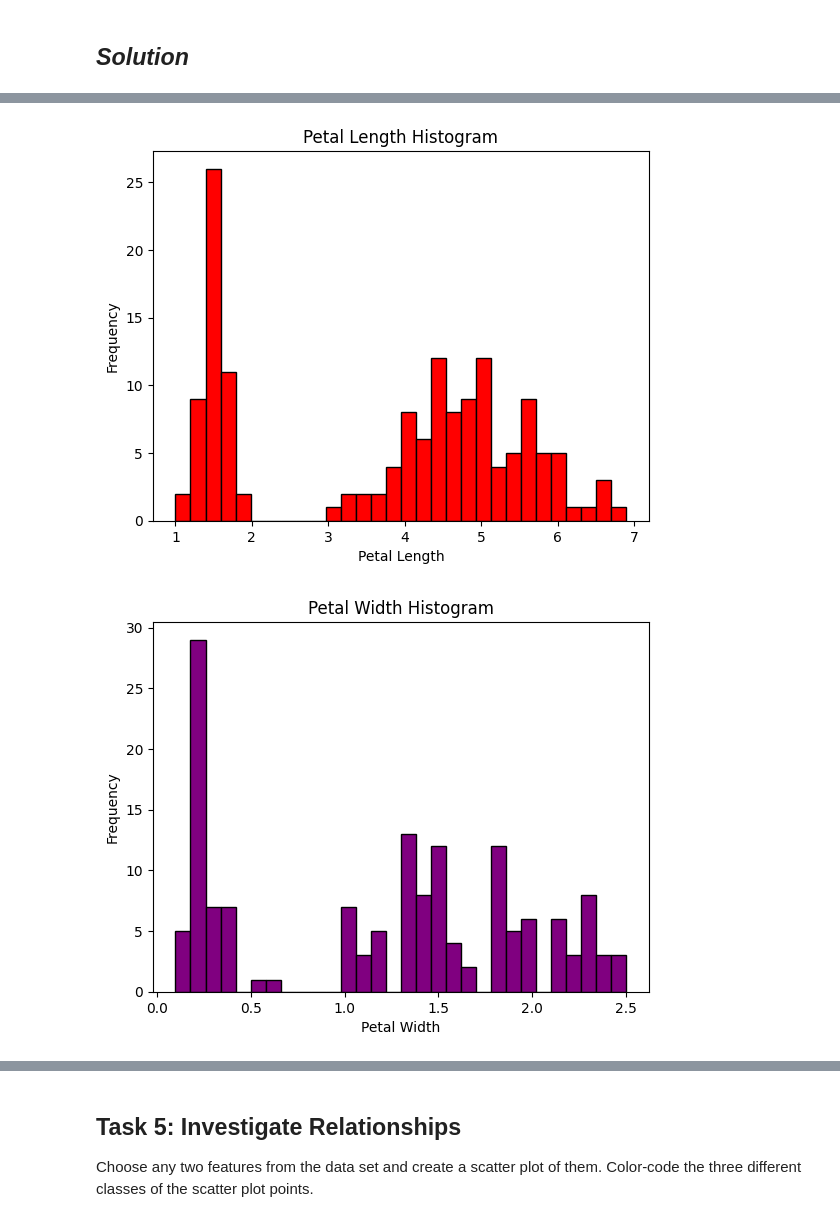
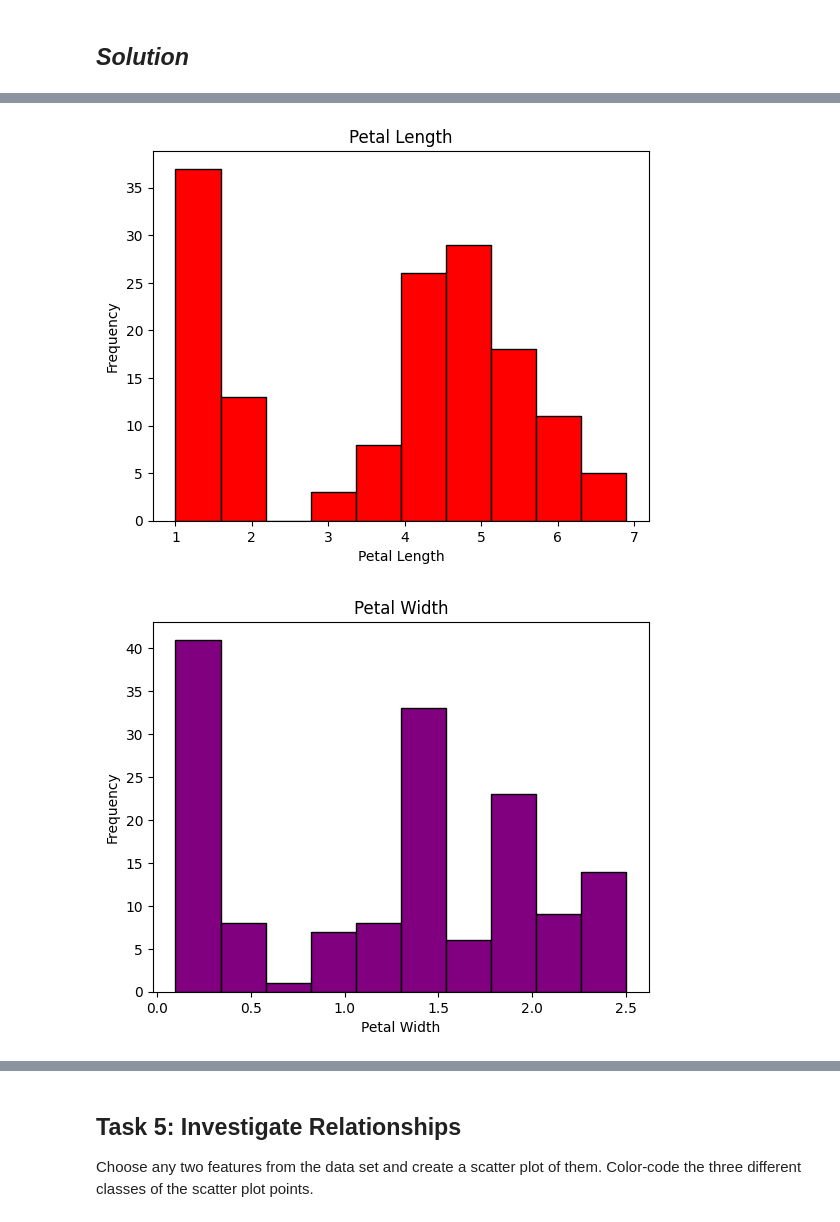
Before and after one commit to AnnaLoz28/principles_of_data_analytics, a Jupyter notebook: tasks.ipynb, the cells around one changed output, grey strips where cells are left out. Drawn from its saved outputs; the diff is of its cells as text; code cells hidden in the pictures.

```diff
--- a/tasks.ipynb
+++ b/tasks.ipynb
@@ -419,18 +419,18 @@ plt.show()
 # %%
 # create a histogram plot of Petal Length
-plp = plt.hist(ds["data"][:,2], bins=30, color='red', edgecolor='black');
-plt.title('Petal Length Histogram')
+plp = plt.hist(ds["data"][:,2], color='red', edgecolor='black');
+plt.title('Petal Length')
 plt.xlabel('Petal Length')
 plt.ylabel('Frequency')
 plt.show()
 # %% [output]
-[figure, old version]
+[figure, new version]
 # %%
 # create a histogram plot of Petal Width
-pwp = plt.hist(ds["data"][:,3], bins=30, color='purple', edgecolor='black');
-plt.title('Petal Width Histogram')
+pwp = plt.hist(ds["data"][:,3], color='purple', edgecolor='black');
+plt.title('Petal Width')
 plt.xlabel('Petal Width')
 plt.ylabel('Frequency')
 plt.show()
 # %% [output]
-[figure, old version]
+[figure, new version]
```
Also changed, not shown: parts of 3 cells of this notebook.
